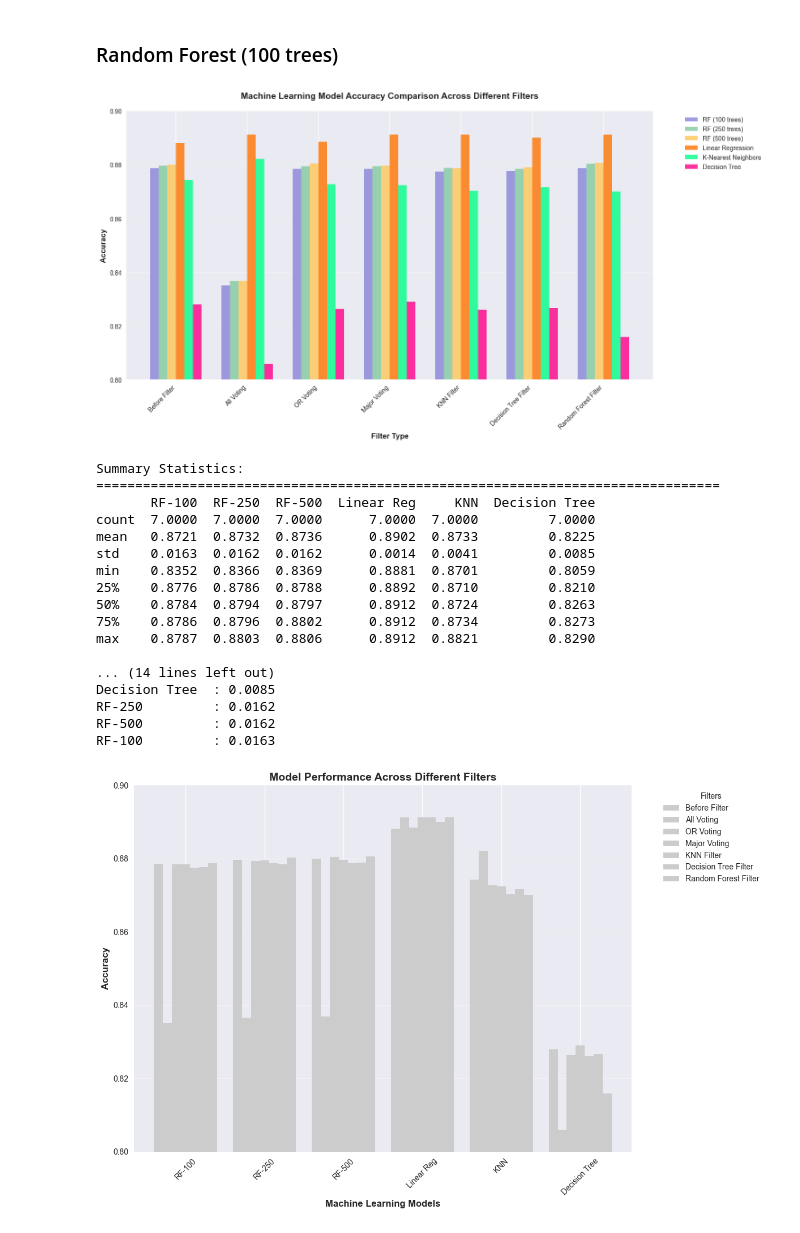
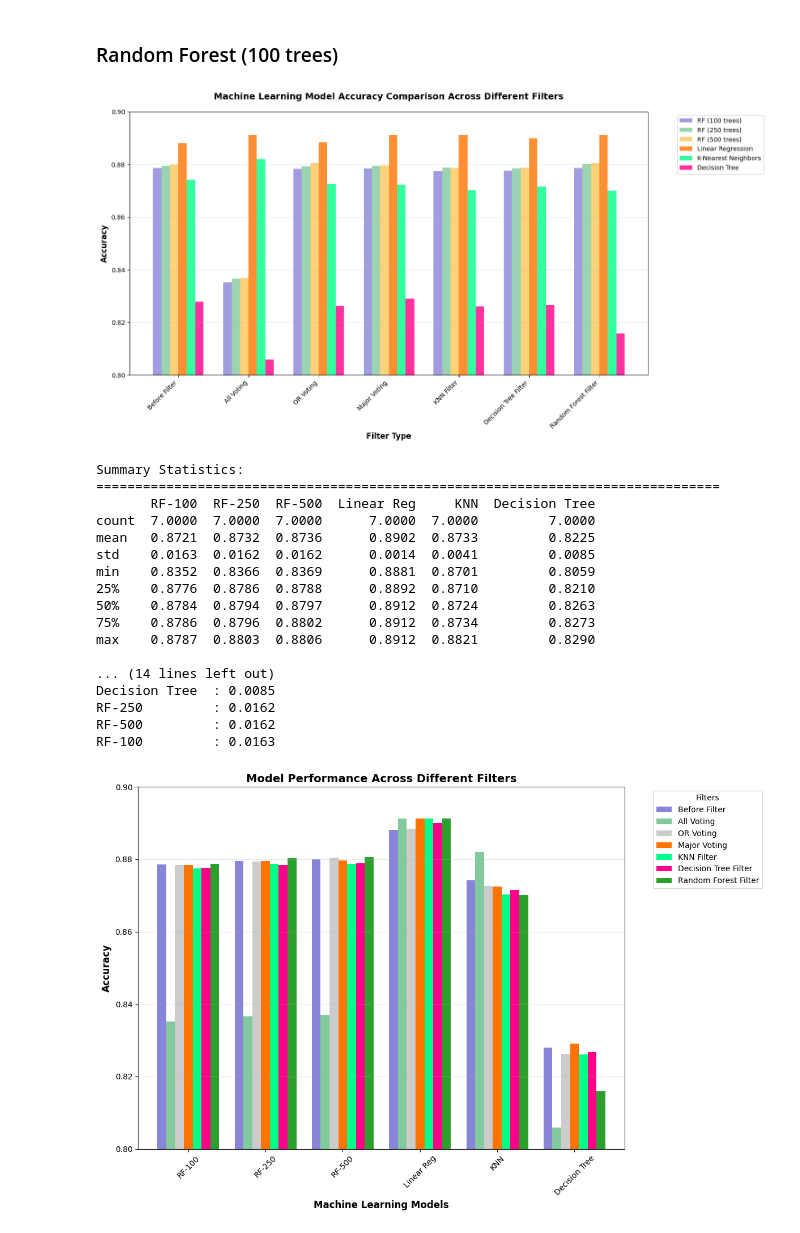
Before and after one commit to Vinzecta/Rainfall-Prediction, a Jupyter notebook: tcn-lstm/experiments.ipynb, the cells around one changed output. Cells and saved outputs as stored; diff of their text form; code cells hidden in the pictures.

```diff
--- a/tcn-lstm/experiments.ipynb
+++ b/tcn-lstm/experiments.ipynb
@@ -248,37 +295,46 @@ fig2, ax2 = plt.subplots(figsize=(12, 8))
 # Transpose data for model-centric view
 df_transposed = df.set_index('Filter').T
 
+colors = {
+    'Before Filter': '#8884d8',
+    'All Voting': '#82ca9d',
+    'Or Voting': '#ffc658',
+    'Major Voting': '#ff7300',
+    'KNN Filter': '#00ff88',
+    'Decision Tree Filter': '#ff0088',
+    'Random Forest Filter': '#2ca02c'
+    }
 # Create grouped bar chart
 df_transposed.plot(kind='bar', ax=ax2, width=0.8,
                   color=[colors[col] if col in colors else '#cccccc' for col in df_transposed.columns])
 
 ax2.set_title('Model Performance Across Different Filters', fontsize=14, fontweight='bold')
 ax2.set_xlabel('Machine Learning Models', fontsize=12, fontweight='bold')
 ax2.set_ylabel('Accuracy', fontsize=12, fontweight='bold')
 ax2.set_ylim(0.80, 0.90)
 ax2.grid(True, alpha=0.3, axis='y')
 ax2.legend(bbox_to_anchor=(1.05, 1), loc='upper left', title='Filters')
 ax2.tick_params(axis='x', rotation=45)
 
 plt.tight_layout()
 plt.show()
 # %% [output]
-[figure, old version]
+[figure, new version]
 Summary Statistics:
 ================================================================================
        RF-100  RF-250  RF-500  Linear Reg     KNN  Decision Tree
 count  7.0000  7.0000  7.0000      7.0000  7.0000         7.0000
 mean   0.8721  0.8732  0.8736      0.8902  0.8733         0.8225
 std    0.0163  0.0162  0.0162      0.0014  0.0041         0.0085
 min    0.8352  0.8366  0.8369      0.8881  0.8701         0.8059
 25%    0.8776  0.8786  0.8788      0.8892  0.8710         0.8210
 50%    0.8784  0.8794  0.8797      0.8912  0.8724         0.8263
 75%    0.8786  0.8796  0.8802      0.8912  0.8734         0.8273
 max    0.8787  0.8803  0.8806      0.8912  0.8821         0.8290
 
 ... (14 lines left out)
 Decision Tree  : 0.0085
 RF-250         : 0.0162
 RF-500         : 0.0162
 RF-100         : 0.0163
-[figure, old version]
+[figure, new version]
```
Also changed, not shown: parts of 2 cells of this notebook.
